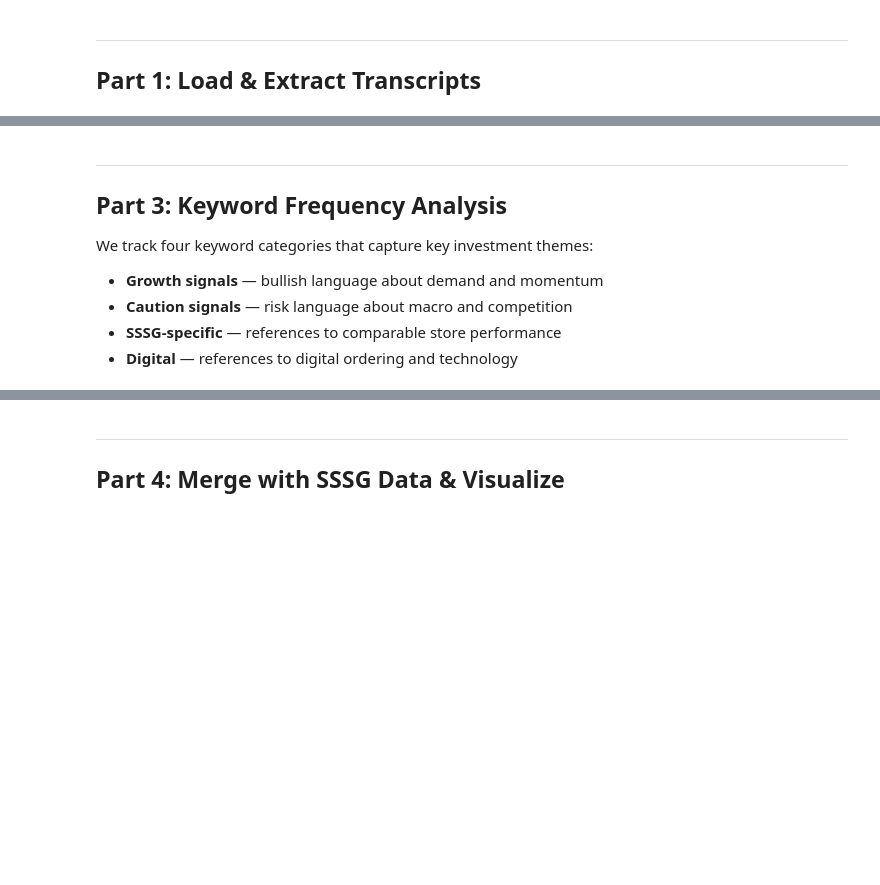
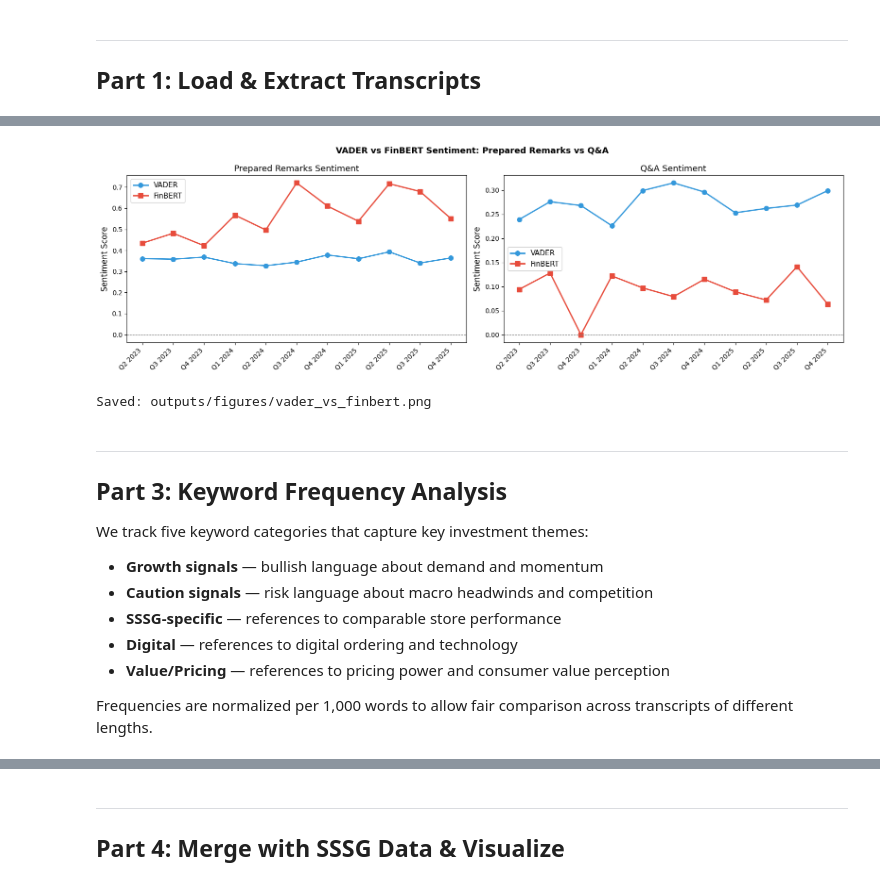
Before and after one commit to zhangsu0528/Cava_Investment_Analysis, a Jupyter notebook: modeling/03_earnings_nlp.ipynb, the cells around one changed output, grey strips where cells are left out. Cells and saved outputs as stored; diff of their text form; code cells hidden in the pictures; blank space fills up the shorter version.

```diff
--- a/modeling/03_earnings_nlp.ipynb
+++ b/modeling/03_earnings_nlp.ipynb
@@ -329,12 +454,59 @@ Q4 2025           0.231               0.0     0.317       0.378
+# %%
+# ── VADER vs FinBERT comparison plot ──────────────────────────────────────────
+fig, axes = plt.subplots(1, 2, figsize=(16, 5))
+fig.suptitle('VADER vs FinBERT Sentiment: Prepared Remarks vs Q&A',
+             fontweight='bold', fontsize=13)
+
+x = range(len(sentiment_df))
+quarters = sentiment_df['quarter'].tolist()
+
+# Prepared remarks
+ax = axes[0]
+ax.plot(x, sentiment_df['vader_prepared'], marker='o', color='#3498db',
+        linewidth=2, label='VADER', markersize=7)
+ax.plot(x, sentiment_df['finbert_prepared'], marker='s', color='#e74c3c',
+        linewidth=2, label='FinBERT', markersize=7)
+ax.axhline(0, color='gray', linewidth=0.8, linestyle='--')
+ax.set_xticks(x)
+ax.set_xticklabels(quarters, rotation=45, ha='right')
+ax.set_title('Prepared Remarks Sentiment')
+ax.set_ylabel('Sentiment Score')
+ax.legend()
+
+# Q&A
+ax = axes[1]
+ax.plot(x, sentiment_df['vader_qa'], marker='o', color='#3498db',
+        linewidth=2, label='VADER', markersize=7)
+ax.plot(x, sentiment_df['finbert_qa'], marker='s', color='#e74c3c',
+        linewidth=2, label='FinBERT', markersize=7)
+ax.axhline(0, color='gray', linewidth=0.8, linestyle='--')
+ax.set_xticks(x)
+ax.set_xticklabels(quarters, rotation=45, ha='right')
+ax.set_title('Q&A Sentiment')
+ax.set_ylabel('Sentiment Score')
+ax.legend()
+
+plt.tight_layout()
+plt.savefig(f'{BASE_DIR}/outputs/figures/vader_vs_finbert.png',
+            dpi=150, bbox_inches='tight')
+plt.show()
+print('Saved: outputs/figures/vader_vs_finbert.png')
+# %% [output]
+[figure, added]
+Saved: outputs/figures/vader_vs_finbert.png
 # %% [markdown]
 ---
 ## Part 3: Keyword Frequency Analysis
 
-We track four keyword categories that capture key investment themes:
+We track five keyword categories that capture key investment themes:
 - **Growth signals** — bullish language about demand and momentum
-- **Caution signals** — risk language about macro and competition
+- **Caution signals** — risk language about macro headwinds and competition
 - **SSSG-specific** — references to comparable store performance
 - **Digital** — references to digital ordering and technology
+- **Value/Pricing** — references to pricing power and consumer value perception
+
+Frequencies are normalized per 1,000 words to allow fair comparison across
+transcripts of different lengths.
 # %%
 # ── Keyword categories ─────────────────────────────────────────────────────────
 keyword_categories = {
```
Also changed, not shown: parts of 26 cells of this notebook, 2 other files.
